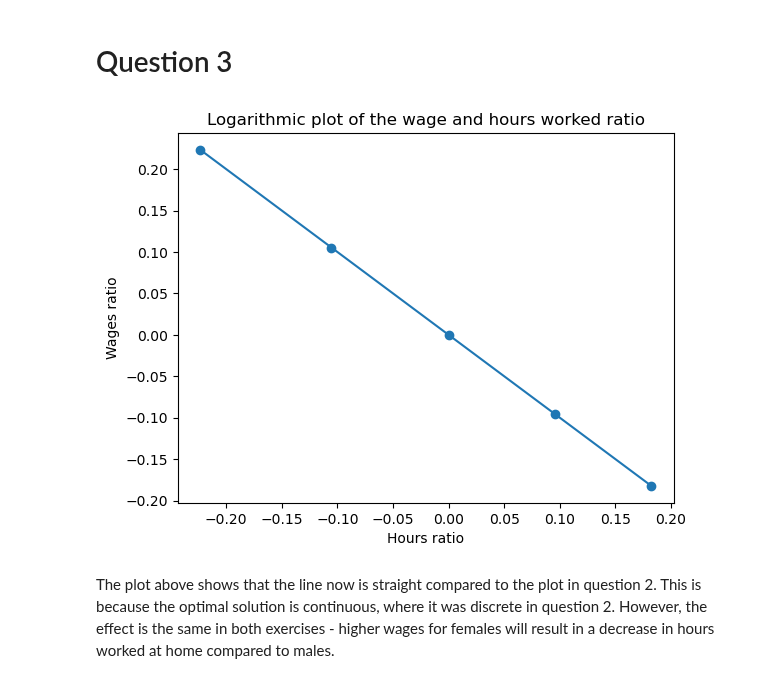
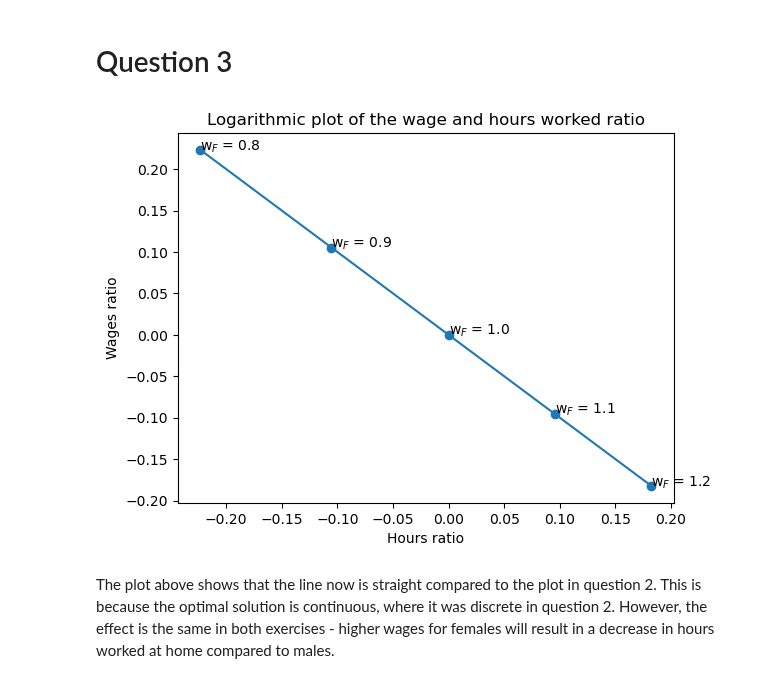
Before and after one commit to NumEconCopenhagen/projects-2023-jc, a Jupyter notebook: inauguralproject/inauguralproject.ipynb, the cells around one changed output. Drawn from its saved outputs; the diff is of its cells as text; code cells hidden in the pictures.

```diff
--- a/inauguralproject/inauguralproject.ipynb
+++ b/inauguralproject/inauguralproject.ipynb
@@ -134,6 +135,8 @@ plt.xlabel('$log(W_F/W_M)$')
 plt.ylabel('$log(H_F/H_M)$')
 plt.title('Logarithmic plot between ratio of wage and hours worked')
 
+for i, txt in enumerate(wF_values): #annotating the data points with the corresponding values from the wF array
+    plt.annotate("w$_{F}$ = "+ str(txt),(log_WF_WM[i],log_HF_HM[i]))
 
 plt.show()
 # %% [output]
@@ -146,32 +149,34 @@ We can also see, that when wages for females are 0.9 and 1.0 there is no differe
 # %%
 hsm.par.alpha = 0.5
 hsm.par.sigma = 1
 
 wF_values = np.array([0.8, 0.9, 1.0, 1.1, 1.2])
 
 #creating empty lists for storing results, (5) is the number of values.
 log_HF_HM = np.zeros(5)
 log_WF_WM = np.zeros(5)
 
 for i, wFl in enumerate(wF_values):
     hsm.par.wF = wFl
     opt = hsm.solve_con()
 
     log_HF_HM[i] = np.log(opt.HF/opt.HM)
     log_WF_WM[i] = np.log(hsm.par.wF/hsm.par.wM)
 
 # plot
 plt.plot(log_WF_WM,log_HF_HM,marker='o')
 
 # Set plot labels and title
 plt.xlabel("Hours ratio")
 plt.ylabel("Wages ratio")
 plt.title('Logarithmic plot of the wage and hours worked ratio')
 
+for i, txt in enumerate(wF_values): #annotating the data points with the corresponding values from the wF array
+    plt.annotate("w$_{F}$ = "+ str(txt),(log_WF_WM[i],log_HF_HM[i]))
 
 plt.show()
 # %% [output]
-[figure, old version]
+[figure, new version]
 # %% [markdown]
 The plot above shows that the line now is straight compared to the plot in question 2. This is because the optimal solution is continuous, where it was discrete in question 2. However, the effect is the same in both exercises - higher wages for females will result in a decrease in hours worked at home compared to males.
 # %% [markdown]
```
Also changed, not shown: parts of 3 cells of this notebook, 1 other file.
